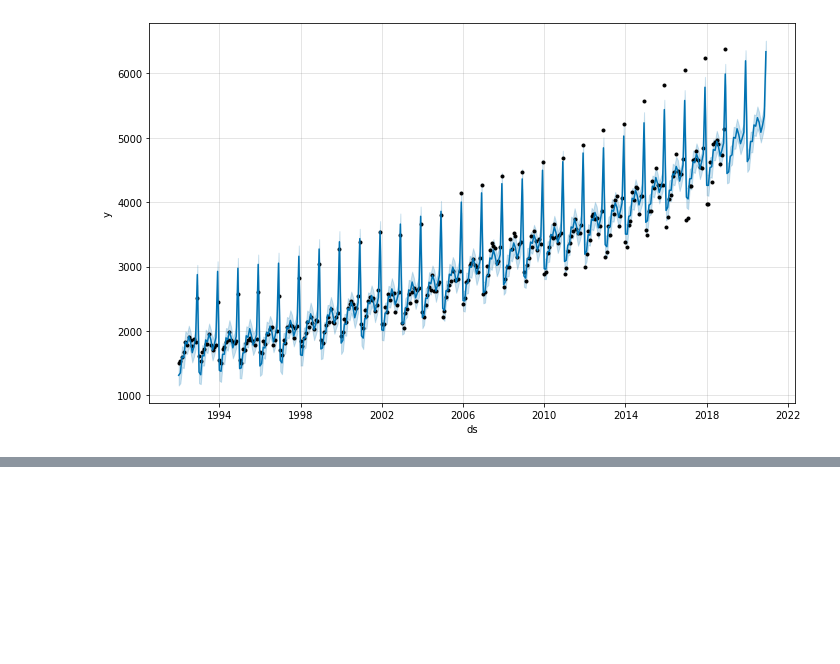
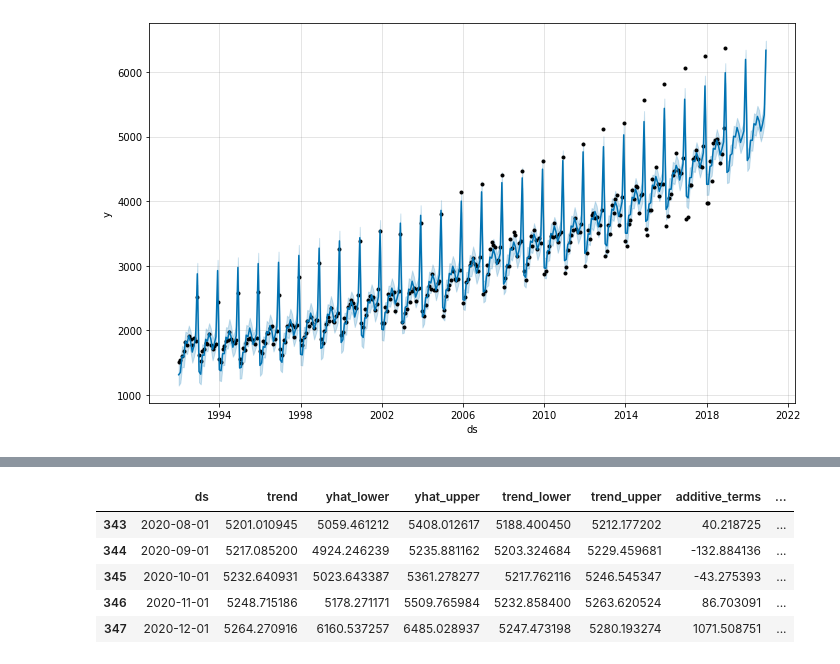
Before and after one commit to shishirkmr/ProphetTimeSeries, a Jupyter notebook: Wine_TimeSeriesAnalysis.ipynb, the cells around one changed output, grey strips where cells are left out. Drawn from its saved outputs; the diff is of its cells as text; code cells hidden in the pictures; blank space fills up the shorter version.

```diff
--- a/Wine_TimeSeriesAnalysis.ipynb
+++ b/Wine_TimeSeriesAnalysis.ipynb
@@ -142,0 +160,9 @@ m.plot_components(forecast);
+# %%
+forecast.tail()
+# %% [output]
+|  | ds | trend | yhat_lower | yhat_upper | trend_lower | trend_upper | additive_terms | ... |
+| 343 | 2020-08-01 | 5201.010945 | 5059.461212 | 5408.012617 | 5188.400450 | 5212.177202 | 40.218725 | ... |
+| 344 | 2020-09-01 | 5217.085200 | 4924.246239 | 5235.881162 | 5203.324684 | 5229.459681 | -132.884136 | ... |
+| 345 | 2020-10-01 | 5232.640931 | 5023.643387 | 5361.278277 | 5217.762116 | 5246.545347 | -43.275393 | ... |
+| 346 | 2020-11-01 | 5248.715186 | 5178.271171 | 5509.765984 | 5232.858400 | 5263.620524 | 86.703091 | ... |
+| 347 | 2020-12-01 | 5264.270916 | 6160.537257 | 6485.028937 | 5247.473198 | 5280.193274 | 1071.508751 | ... |
```
Also changed, not shown: parts of 12 cells of this notebook, 2 other files.
